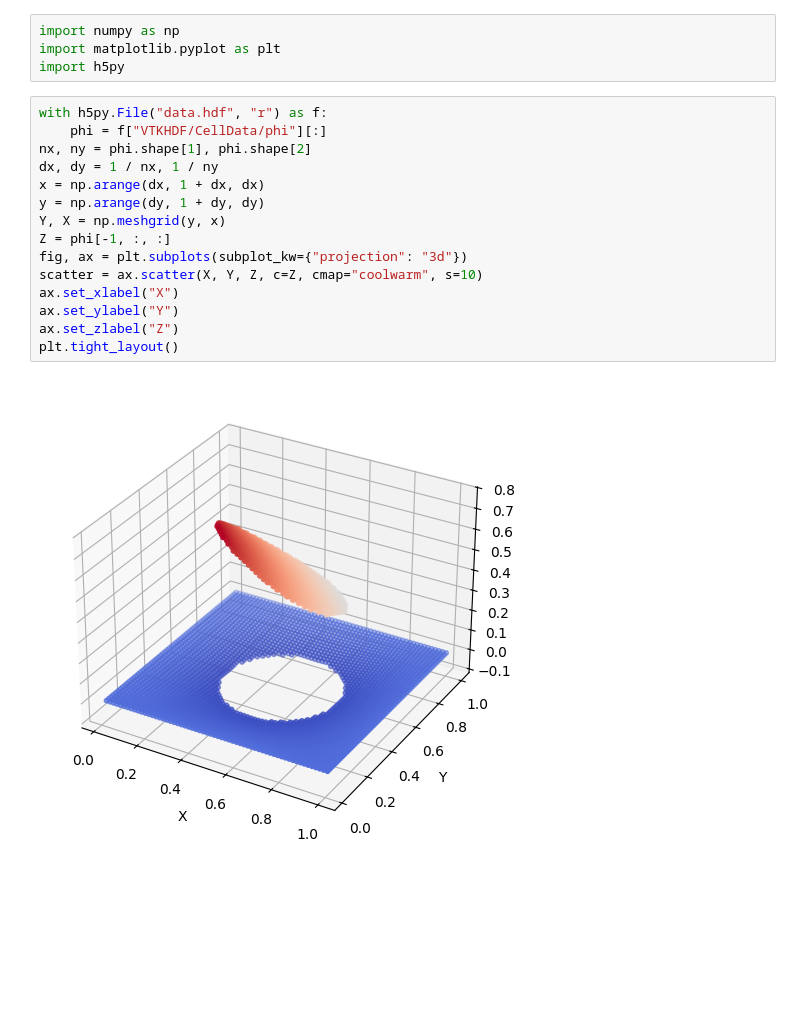
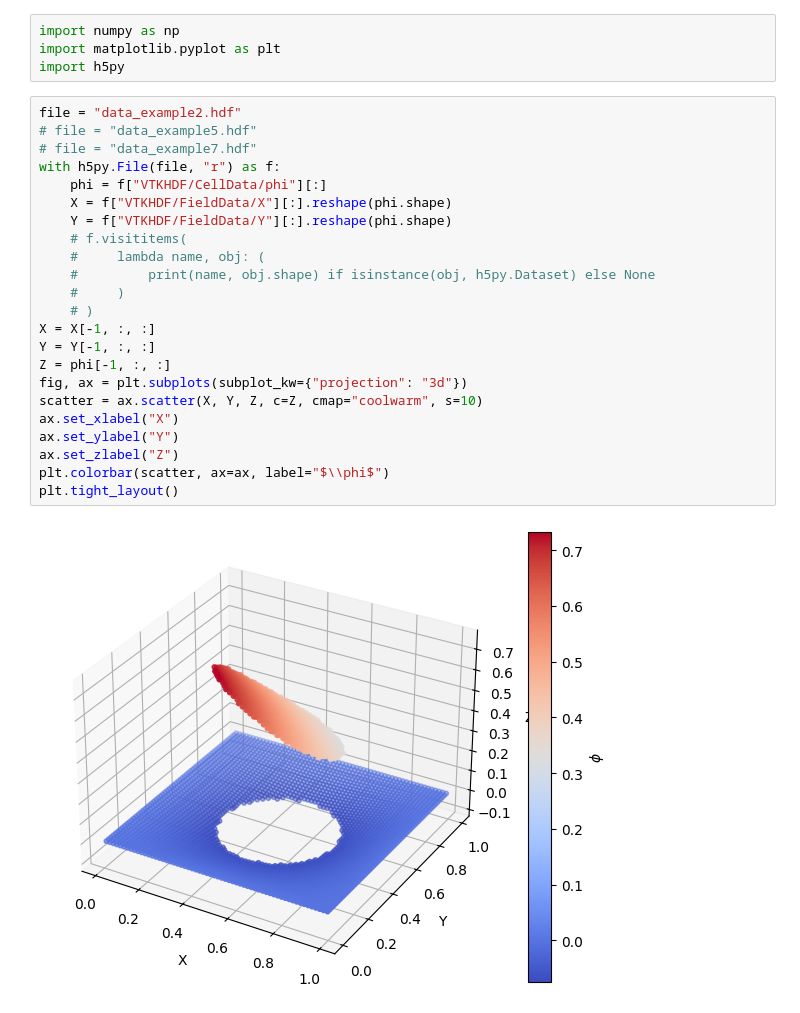
Before and after one commit to HuntFeng/vlasolver, a Jupyter notebook: analysis.ipynb, the cells around one changed output. Drawn from its saved outputs; the diff is of its cells as text; blank space fills up the shorter version.

```diff
--- a/analysis.ipynb
+++ b/analysis.ipynb
@@ -3,20 +3,28 @@ import numpy as np
 import matplotlib.pyplot as plt
 import h5py
 # %%
-with h5py.File("data.hdf", "r") as f:
+file = "data_example2.hdf"
+# file = "data_example5.hdf"
+# file = "data_example7.hdf"
+with h5py.File(file, "r") as f:
     phi = f["VTKHDF/CellData/phi"][:]
-nx, ny = phi.shape[1], phi.shape[2]
-dx, dy = 1 / nx, 1 / ny
-x = np.arange(dx, 1 + dx, dx)
-y = np.arange(dy, 1 + dy, dy)
-Y, X = np.meshgrid(y, x)
+    X = f["VTKHDF/FieldData/X"][:].reshape(phi.shape)
+    Y = f["VTKHDF/FieldData/Y"][:].reshape(phi.shape)
+    # f.visititems(
+    #     lambda name, obj: (
+    #         print(name, obj.shape) if isinstance(obj, h5py.Dataset) else None
+    #     )
+    # )
+X = X[-1, :, :]
+Y = Y[-1, :, :]
 Z = phi[-1, :, :]
 fig, ax = plt.subplots(subplot_kw={"projection": "3d"})
 scatter = ax.scatter(X, Y, Z, c=Z, cmap="coolwarm", s=10)
 ax.set_xlabel("X")
 ax.set_ylabel("Y")
 ax.set_zlabel("Z")
+plt.colorbar(scatter, ax=ax, label="$\\phi$")
 plt.tight_layout()
 # %% [output]
-[figure, old version]
+[figure, new version]
 # %%
```
Also changed, not shown: parts of 1 cell of this notebook, 1 other file.
